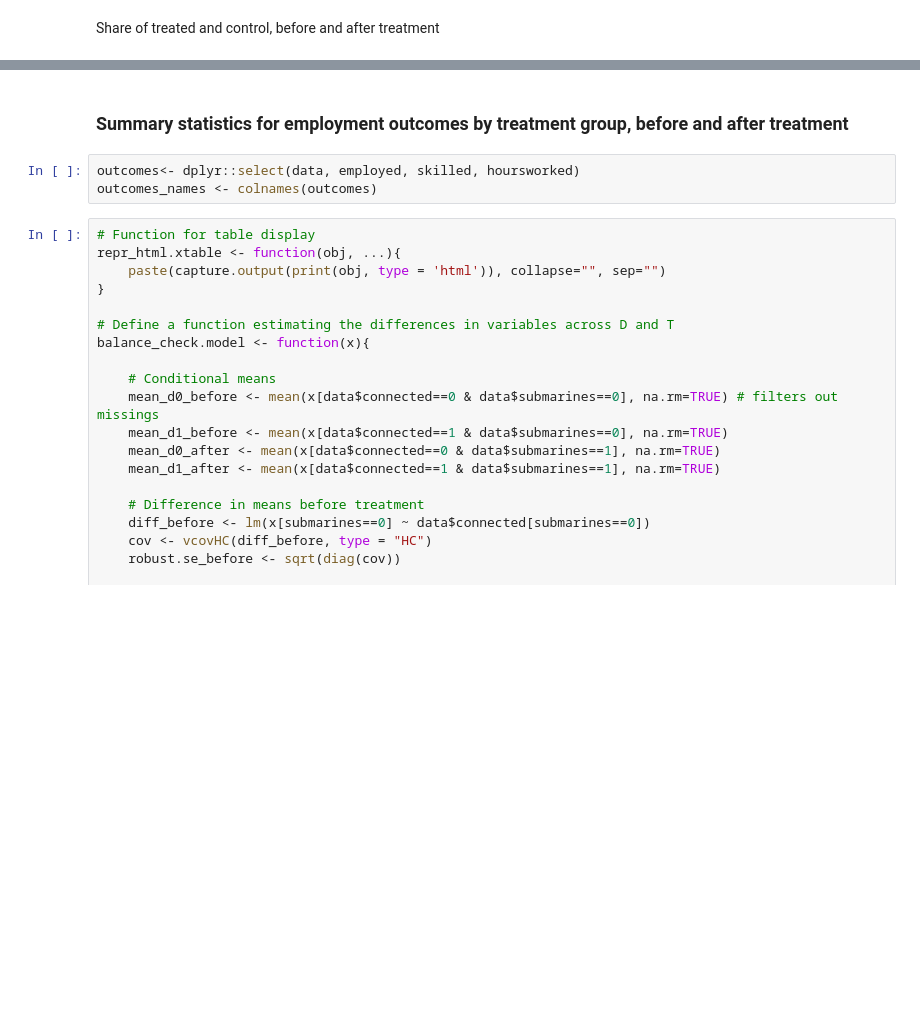
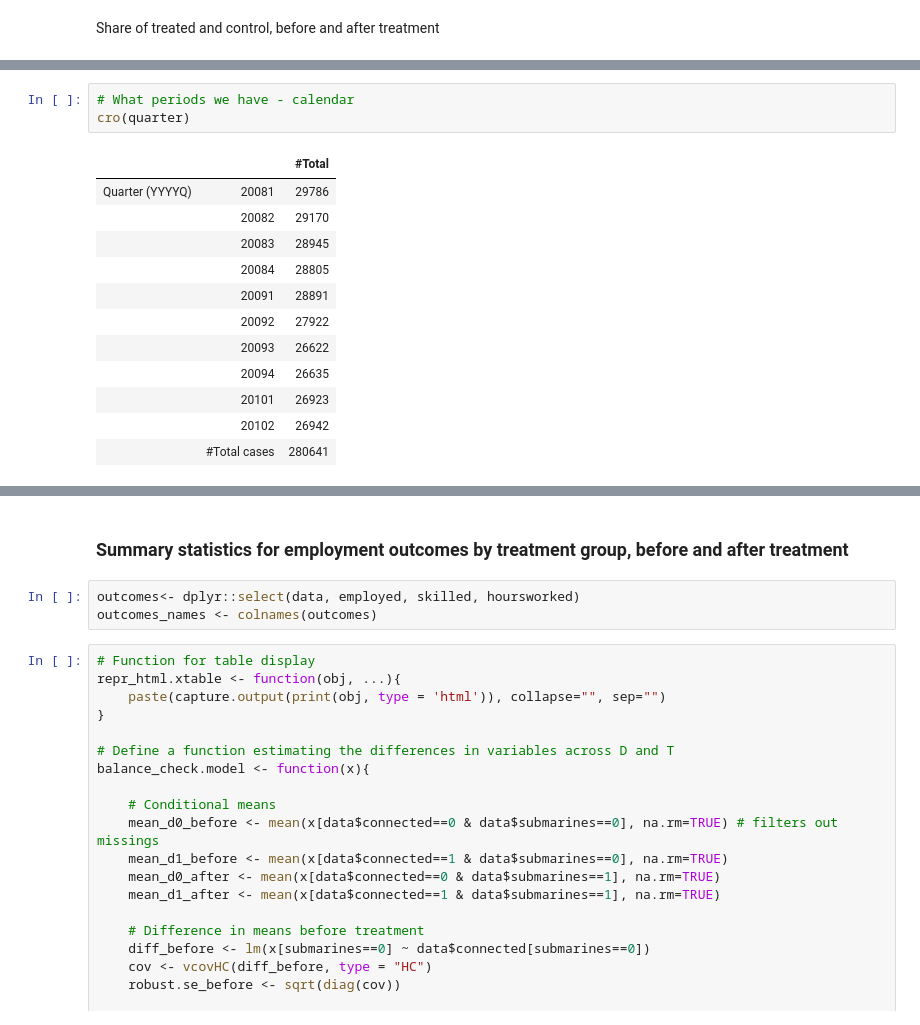
Before and after one commit to verazb/Puma, a Jupyter notebook: Session 3 - DiD/DiD.ipynb, the cells around one changed output, grey strips where cells are left out. Drawn from its saved outputs; the diff is of its cells as text; blank space fills up the shorter version.

```diff
--- a/Session 3 - DiD/DiD.ipynb
+++ b/Session 3 - DiD/DiD.ipynb
@@ -236,0 +241,16 @@ cro(submarines[connected==1], treatment[connected==1])
+# %%
+# What periods we have - calendar
+cro(quarter)
+# %% [output]
+|  |  | #Total |
+| Quarter (YYYYQ) | 20081 | 29786 |
+|  | 20082 | 29170 |
+|  | 20083 | 28945 |
+|  | 20084 | 28805 |
+|  | 20091 | 28891 |
+|  | 20092 | 27922 |
+|  | 20093 | 26622 |
+|  | 20094 | 26635 |
+|  | 20101 | 26923 |
+|  | 20102 | 26942 |
+|  | #Total cases | 280641 |
```
Also changed, not shown: parts of 16 cells of this notebook.
